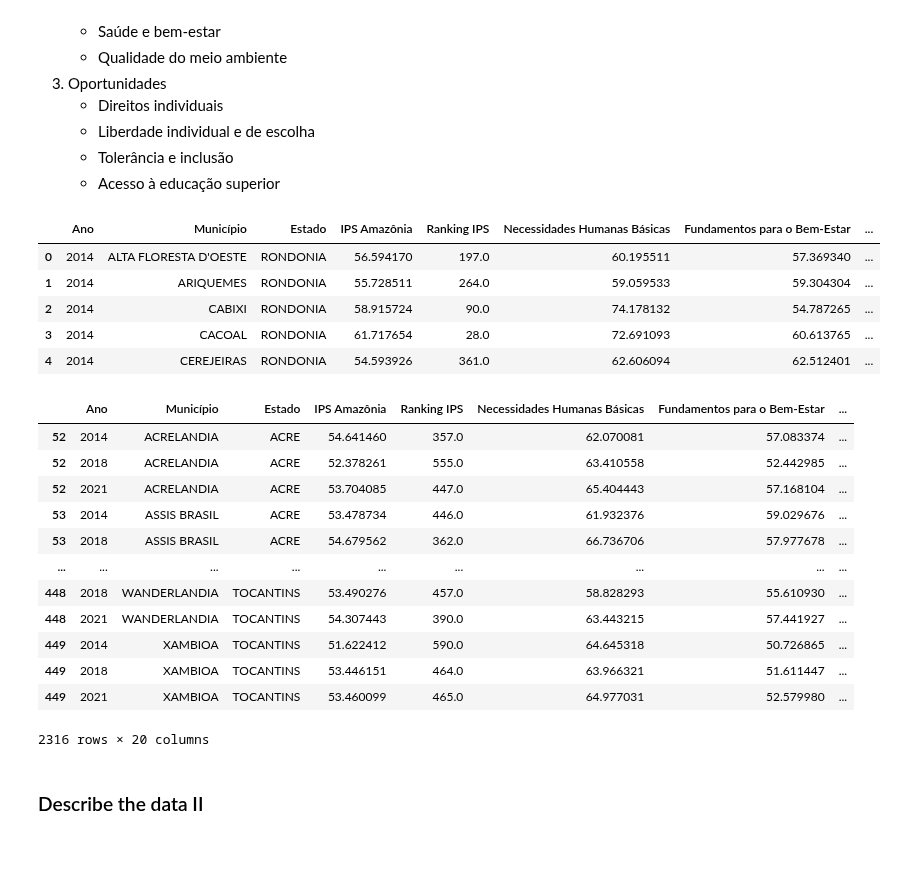
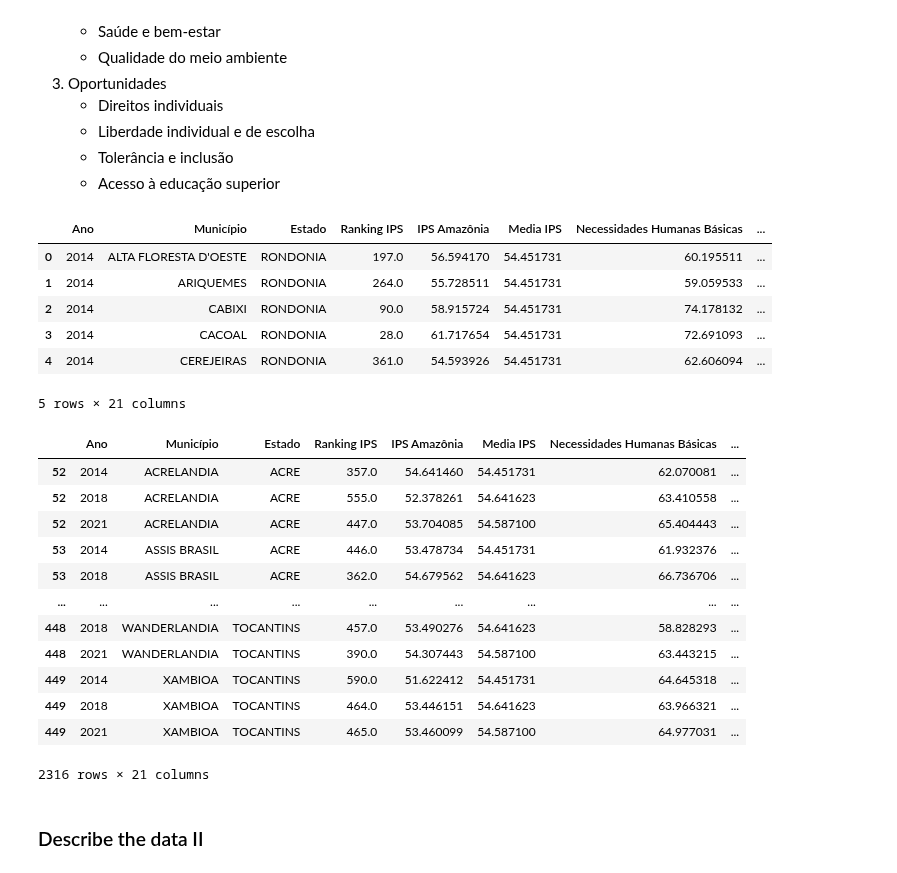
Before and after one commit to faustofcjr/amazon-social-progress, a Jupyter notebook: data_preparation.ipynb, the cells around one changed output. Saved outputs shown, nothing was run; the diff lists cells and outputs as text; code cells hidden in the pictures.

Commit message:
add SPI Media feature

```diff
--- a/data_preparation.ipynb
+++ b/data_preparation.ipynb
@@ -357,3 +359,6 @@ hotspot_df["ano"] = pd.DatetimeIndex(hotspot_df['datahora']).year
+# %%
+mean_spi = spi_df.groupby("Ano")["IPS Amazônia"].transform("mean").rename("Media IPS")
+spi_df = pd.concat([spi_df, mean_spi], axis=1)
 # %% [markdown]
 ### Fix or remove outliers (optional)
 # %% [markdown]
@@ -411,36 +416,37 @@ _Dimensions and their components:_
     * Acesso à educação superior
 # %%
 spi_df = spi_df[[
-    "Ano", "Município","Estado","IPS Amazônia","Ranking IPS",
+    "Ano", "Município","Estado","Ranking IPS","IPS Amazônia","Media IPS",
     "Necessidades Humanas Básicas", "Fundamentos para o Bem-Estar","Oportunidades", # 3 Dimensions
     "Nutrição e cuidados médicos básicos","Água e saneamento","Moradia","Segurança pessoal", # Necessidades Humanas Básicas components
     "Acesso ao conhecimento básico", "Acesso à informação e comunicação","Saúde e bem-estar","Qualidade do meio ambiente", # Fundamentos para o Bem-Estar components
     "Direitos individuais","Liberdade individual e de escolha","Tolerância e inclusão","Acesso à educação superior" # Oportunidades components
 ]]
 spi_df.head()
 # %% [output]
-|  | Ano | Município | Estado | IPS Amazônia | Ranking IPS | Necessidades Humanas Básicas | Fundamentos para o Bem-Estar | ... |
-| 0 | 2014 | ALTA FLORESTA D'OESTE | RONDONIA | 56.594170 | 197.0 | 60.195511 | 57.369340 | ... |
-| 1 | 2014 | ARIQUEMES | RONDONIA | 55.728511 | 264.0 | 59.059533 | 59.304304 | ... |
-| 2 | 2014 | CABIXI | RONDONIA | 58.915724 | 90.0 | 74.178132 | 54.787265 | ... |
-| 3 | 2014 | CACOAL | RONDONIA | 61.717654 | 28.0 | 72.691093 | 60.613765 | ... |
-| 4 | 2014 | CEREJEIRAS | RONDONIA | 54.593926 | 361.0 | 62.606094 | 62.512401 | ... |
+|  | Ano | Município | Estado | Ranking IPS | IPS Amazônia | Media IPS | Necessidades Humanas Básicas | ... |
+| 0 | 2014 | ALTA FLORESTA D'OESTE | RONDONIA | 197.0 | 56.594170 | 54.451731 | 60.195511 | ... |
+| 1 | 2014 | ARIQUEMES | RONDONIA | 264.0 | 55.728511 | 54.451731 | 59.059533 | ... |
+| 2 | 2014 | CABIXI | RONDONIA | 90.0 | 58.915724 | 54.451731 | 74.178132 | ... |
+| 3 | 2014 | CACOAL | RONDONIA | 28.0 | 61.717654 | 54.451731 | 72.691093 | ... |
+| 4 | 2014 | CEREJEIRAS | RONDONIA | 361.0 | 54.593926 | 54.451731 | 62.606094 | ... |
+5 rows × 21 columns
 # %%
 spi_df.sort_values(["Estado", "Município"])
 # %% [output]
-|  | Ano | Município | Estado | IPS Amazônia | Ranking IPS | Necessidades Humanas Básicas | Fundamentos para o Bem-Estar | ... |
-| 52 | 2014 | ACRELANDIA | ACRE | 54.641460 | 357.0 | 62.070081 | 57.083374 | ... |
-| 52 | 2018 | ACRELANDIA | ACRE | 52.378261 | 555.0 | 63.410558 | 52.442985 | ... |
-| 52 | 2021 | ACRELANDIA | ACRE | 53.704085 | 447.0 | 65.404443 | 57.168104 | ... |
-| 53 | 2014 | ASSIS BRASIL | ACRE | 53.478734 | 446.0 | 61.932376 | 59.029676 | ... |
-| 53 | 2018 | ASSIS BRASIL | ACRE | 54.679562 | 362.0 | 66.736706 | 57.977678 | ... |
+|  | Ano | Município | Estado | Ranking IPS | IPS Amazônia | Media IPS | Necessidades Humanas Básicas | ... |
+| 52 | 2014 | ACRELANDIA | ACRE | 357.0 | 54.641460 | 54.451731 | 62.070081 | ... |
+| 52 | 2018 | ACRELANDIA | ACRE | 555.0 | 52.378261 | 54.641623 | 63.410558 | ... |
+| 52 | 2021 | ACRELANDIA | ACRE | 447.0 | 53.704085 | 54.587100 | 65.404443 | ... |
+| 53 | 2014 | ASSIS BRASIL | ACRE | 446.0 | 53.478734 | 54.451731 | 61.932376 | ... |
+| 53 | 2018 | ASSIS BRASIL | ACRE | 362.0 | 54.679562 | 54.641623 | 66.736706 | ... |
 | ... | ... | ... | ... | ... | ... | ... | ... | ... |
-| 448 | 2018 | WANDERLANDIA | TOCANTINS | 53.490276 | 457.0 | 58.828293 | 55.610930 | ... |
-| 448 | 2021 | WANDERLANDIA | TOCANTINS | 54.307443 | 390.0 | 63.443215 | 57.441927 | ... |
-| 449 | 2014 | XAMBIOA | TOCANTINS | 51.622412 | 590.0 | 64.645318 | 50.726865 | ... |
-| 449 | 2018 | XAMBIOA | TOCANTINS | 53.446151 | 464.0 | 63.966321 | 51.611447 | ... |
-| 449 | 2021 | XAMBIOA | TOCANTINS | 53.460099 | 465.0 | 64.977031 | 52.579980 | ... |
+| 448 | 2018 | WANDERLANDIA | TOCANTINS | 457.0 | 53.490276 | 54.641623 | 58.828293 | ... |
+| 448 | 2021 | WANDERLANDIA | TOCANTINS | 390.0 | 54.307443 | 54.587100 | 63.443215 | ... |
+| 449 | 2014 | XAMBIOA | TOCANTINS | 590.0 | 51.622412 | 54.451731 | 64.645318 | ... |
+| 449 | 2018 | XAMBIOA | TOCANTINS | 464.0 | 53.446151 | 54.641623 | 63.966321 | ... |
+| 449 | 2021 | XAMBIOA | TOCANTINS | 465.0 | 53.460099 | 54.587100 | 64.977031 | ... |
-2316 rows × 20 columns
+2316 rows × 21 columns
 # %% [markdown]
 ### Describe the data II
 # %% [markdown]
```
Also changed, not shown: parts of 5 cells of this notebook.
